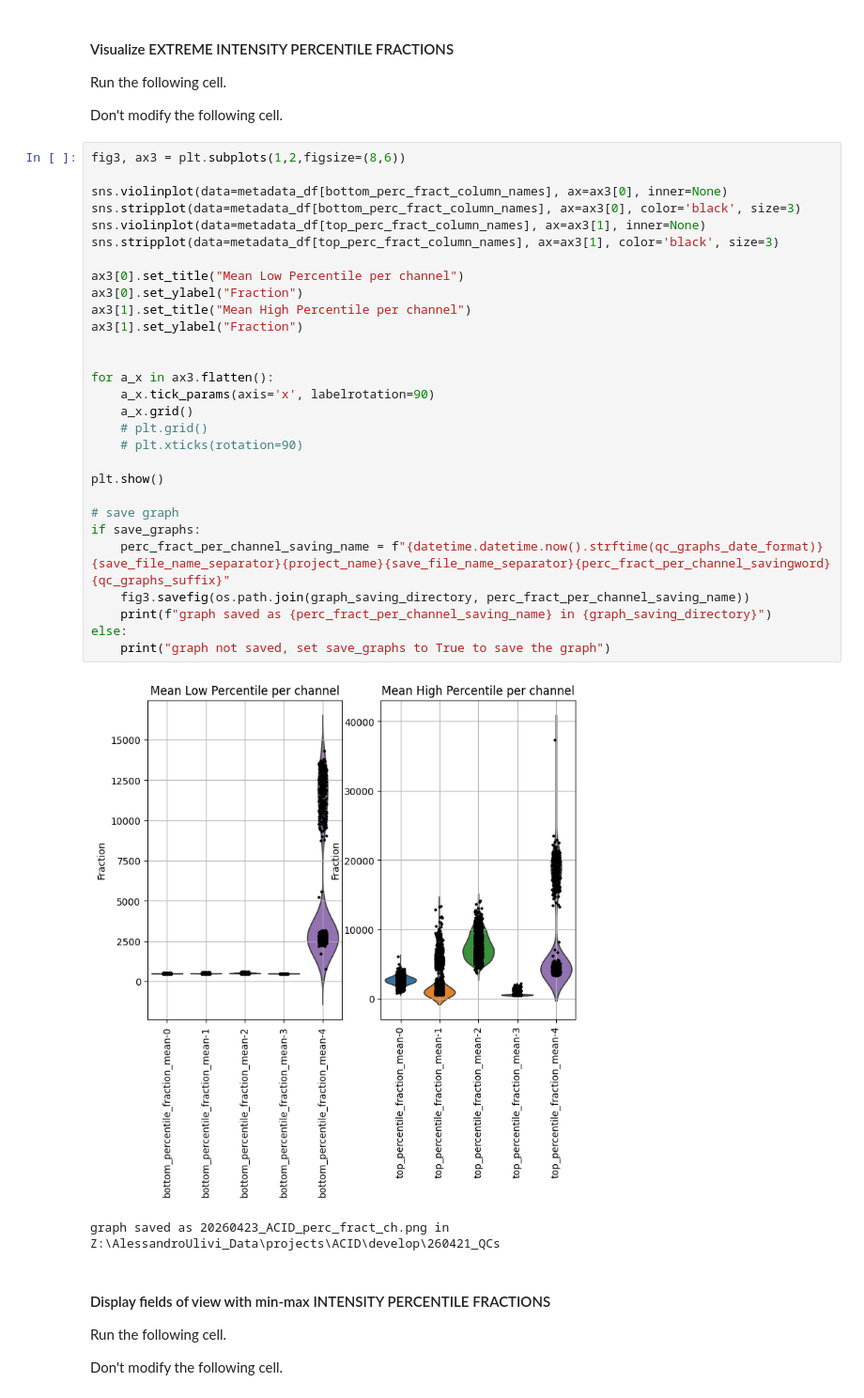
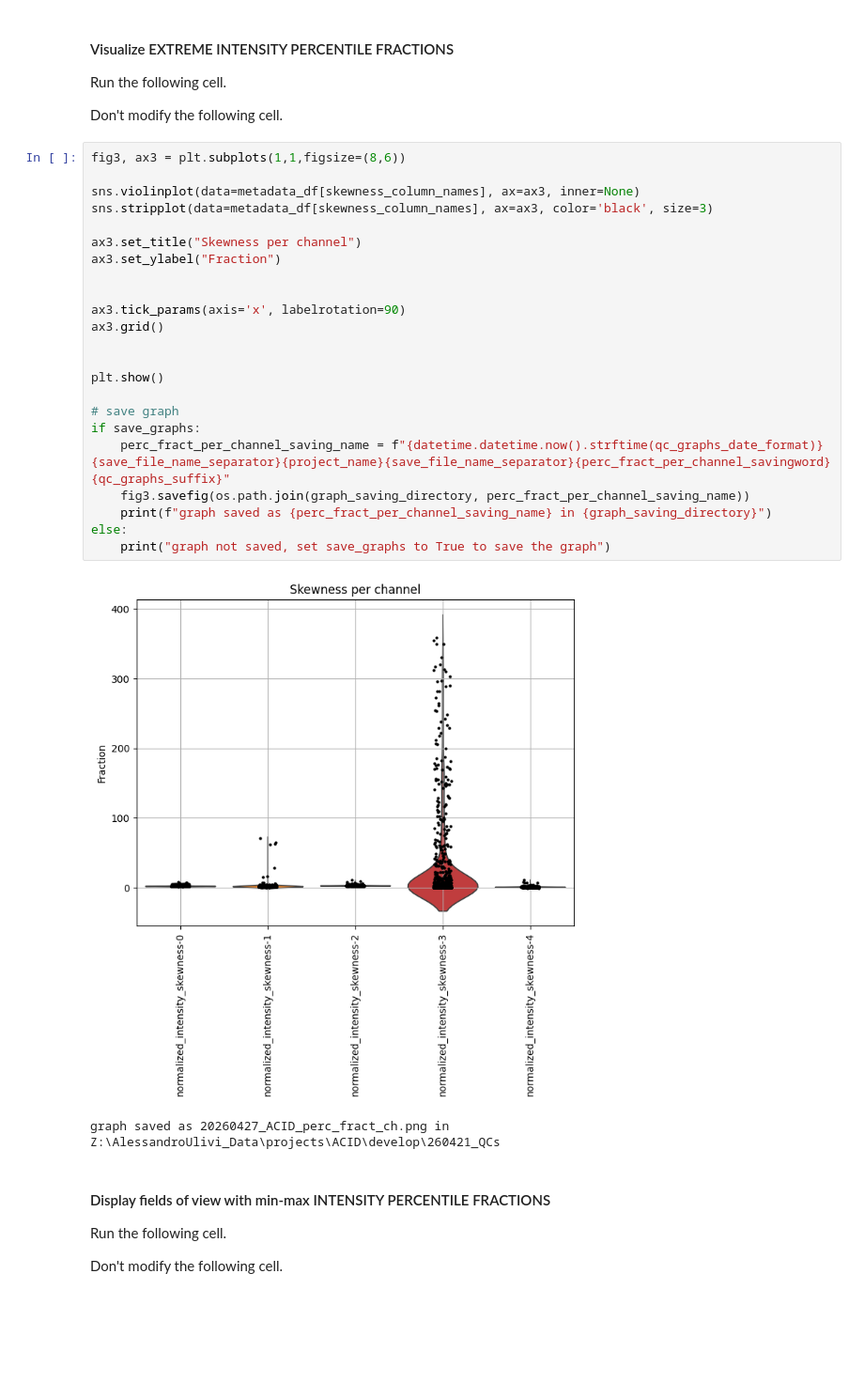
Before and after one commit to IDIP-Platform/ACID, a Jupyter notebook: notebooks/part3_control_image_quality.ipynb, the cells around one changed output. Shown at 94% size. Drawn from its saved outputs; the diff is of its cells as text; blank space fills up the shorter version.

Commit message:
test skewness intensity

```diff
--- a/notebooks/part3_control_image_quality.ipynb
+++ b/notebooks/part3_control_image_quality.ipynb
@@ -769,37 +839,31 @@ Run the following cell.
 
 Don't modify the following cell.
 # %%
-fig3, ax3 = plt.subplots(1,2,figsize=(8,6))
+fig3, ax3 = plt.subplots(1,1,figsize=(8,6))
 
-sns.violinplot(data=metadata_df[bottom_perc_fract_column_names], ax=ax3[0], inner=None)
-sns.stripplot(data=metadata_df[bottom_perc_fract_column_names], ax=ax3[0], color='black', size=3)
-sns.violinplot(data=metadata_df[top_perc_fract_column_names], ax=ax3[1], inner=None)
-sns.stripplot(data=metadata_df[top_perc_fract_column_names], ax=ax3[1], color='black', size=3)
+sns.violinplot(data=metadata_df[skewness_column_names], ax=ax3, inner=None)
+sns.stripplot(data=metadata_df[skewness_column_names], ax=ax3, color='black', size=3)
 
-ax3[0].set_title("Mean Low Percentile per channel")
-ax3[0].set_ylabel("Fraction")
-ax3[1].set_title("Mean High Percentile per channel")
-ax3[1].set_ylabel("Fraction")
+ax3.set_title("Skewness per channel")
+ax3.set_ylabel("Fraction")
 
 
-for a_x in ax3.flatten():
-    a_x.tick_params(axis='x', labelrotation=90)
-    a_x.grid()
-    # plt.grid()
-    # plt.xticks(rotation=90)
+ax3.tick_params(axis='x', labelrotation=90)
+ax3.grid()
+
 
 plt.show()
 
 # save graph
 if save_graphs:
     perc_fract_per_channel_saving_name = f"{datetime.datetime.now().strftime(qc_graphs_date_format)}{save_file_name_separator}{project_name}{save_file_name_separator}{perc_fract_per_channel_savingword}{qc_graphs_suffix}"
     fig3.savefig(os.path.join(graph_saving_directory, perc_fract_per_channel_saving_name))
     print(f"graph saved as {perc_fract_per_channel_saving_name} in {graph_saving_directory}")
 else:
     print("graph not saved, set save_graphs to True to save the graph")
 # %% [output]
-[figure, old version]
+[figure, new version]
-graph saved as 20260423_ACID_perc_fract_ch.png in Z:\AlessandroUlivi_Data\projects\ACID\develop\260421_QCs
+graph saved as 20260427_ACID_perc_fract_ch.png in Z:\AlessandroUlivi_Data\projects\ACID\develop\260421_QCs
 # %% [markdown]
 #### Display fields of view with min-max INTENSITY PERCENTILE FRACTIONS
 
```
Also changed, not shown: parts of 51 cells of this notebook, 1 other file.
